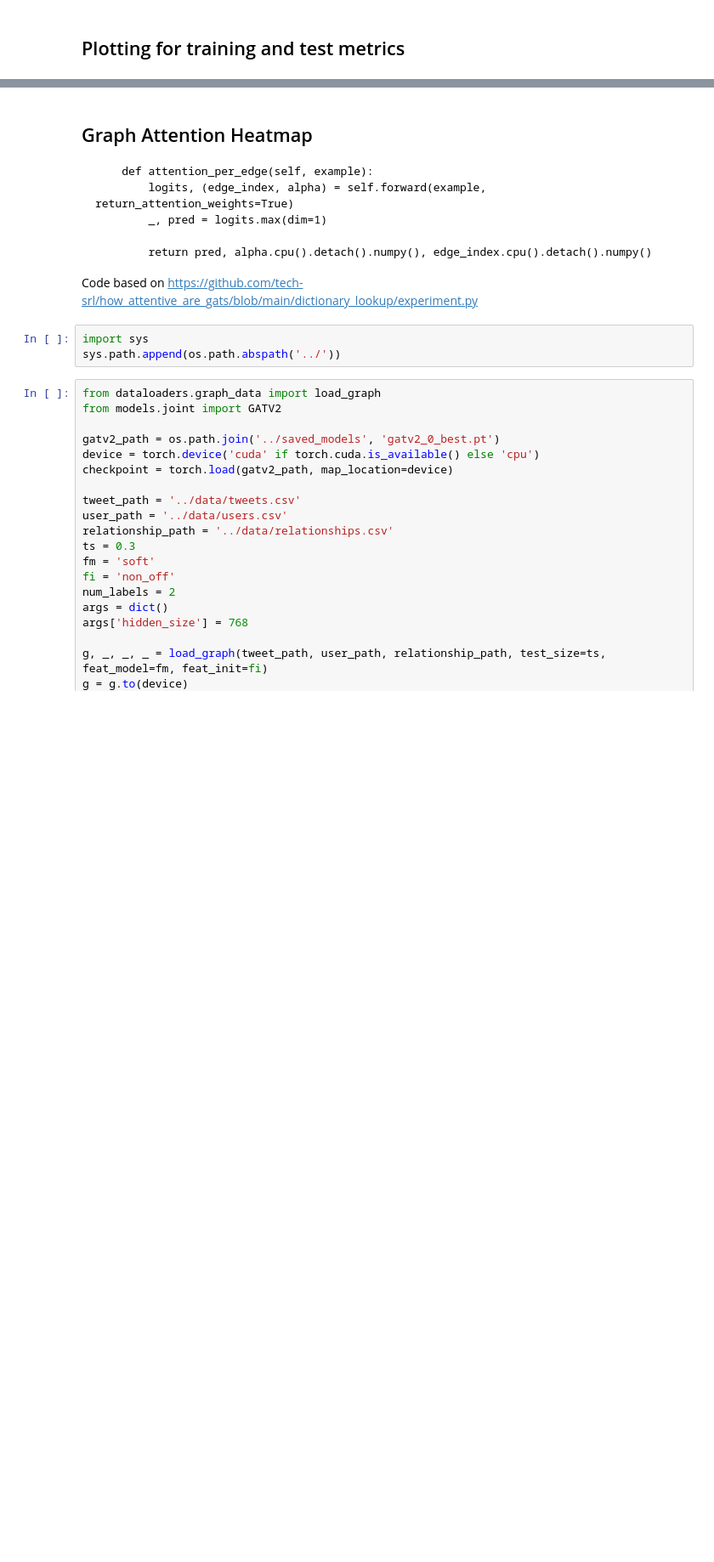
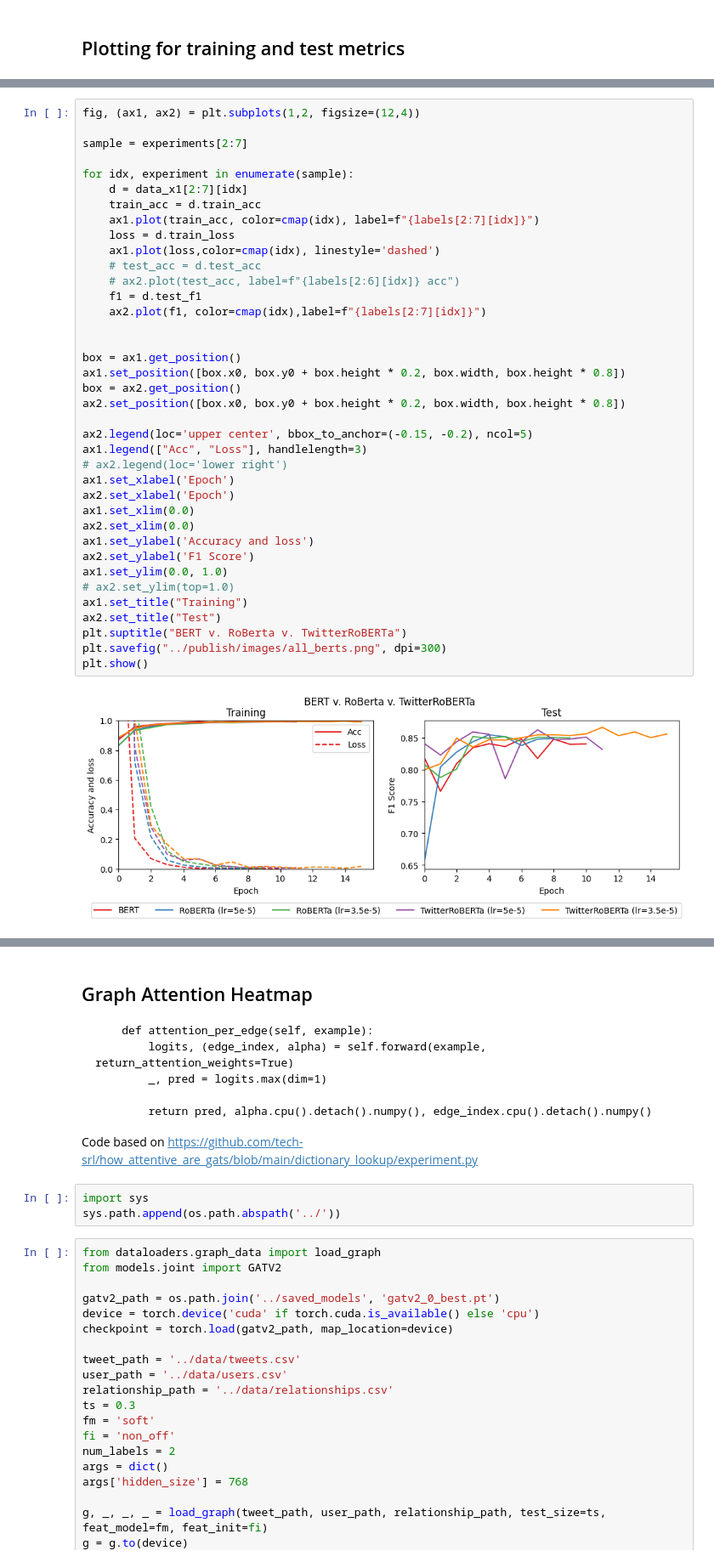
Before and after one commit to guptaviha/GF-OLD, a Jupyter notebook: examples/plots.ipynb, the cells around one changed output, grey strips where cells are left out. Shown at 85% size. Drawn from its saved outputs; the diff is of its cells as text; blank space fills up the shorter version.

```diff
--- a/examples/plots.ipynb
+++ b/examples/plots.ipynb
@@ -106,0 +164,40 @@ plt.show()
+# %%
+fig, (ax1, ax2) = plt.subplots(1,2, figsize=(12,4))
+
+sample = experiments[2:7]
+
+for idx, experiment in enumerate(sample):
+    d = data_x1[2:7][idx]
+    train_acc = d.train_acc
+    ax1.plot(train_acc, color=cmap(idx), label=f"{labels[2:7][idx]}")
+    loss = d.train_loss
+    ax1.plot(loss,color=cmap(idx), linestyle='dashed')
+    # test_acc = d.test_acc
+    # ax2.plot(test_acc, label=f"{labels[2:6][idx]} acc")
+    f1 = d.test_f1
+    ax2.plot(f1, color=cmap(idx),label=f"{labels[2:7][idx]}")
+
+
+box = ax1.get_position()
+ax1.set_position([box.x0, box.y0 + box.height * 0.2, box.width, box.height * 0.8])
+box = ax2.get_position()
+ax2.set_position([box.x0, box.y0 + box.height * 0.2, box.width, box.height * 0.8])
+
+ax2.legend(loc='upper center', bbox_to_anchor=(-0.15, -0.2), ncol=5)
+ax1.legend(["Acc", "Loss"], handlelength=3)
+# ax2.legend(loc='lower right')
+ax1.set_xlabel('Epoch')
+ax2.set_xlabel('Epoch')
+ax1.set_xlim(0.0)
+ax2.set_xlim(0.0)
+ax1.set_ylabel('Accuracy and loss')
+ax2.set_ylabel('F1 Score')
+ax1.set_ylim(0.0, 1.0)
+# ax2.set_ylim(top=1.0)
+ax1.set_title("Training")
+ax2.set_title("Test")
+plt.suptitle("BERT v. RoBerta v. TwitterRoBERTa")
+plt.savefig("../publish/images/all_berts.png", dpi=300)
+plt.show()
+# %% [output]
+[figure, added]
```
Also changed, not shown: parts of 5 cells of this notebook, 21 other files.
